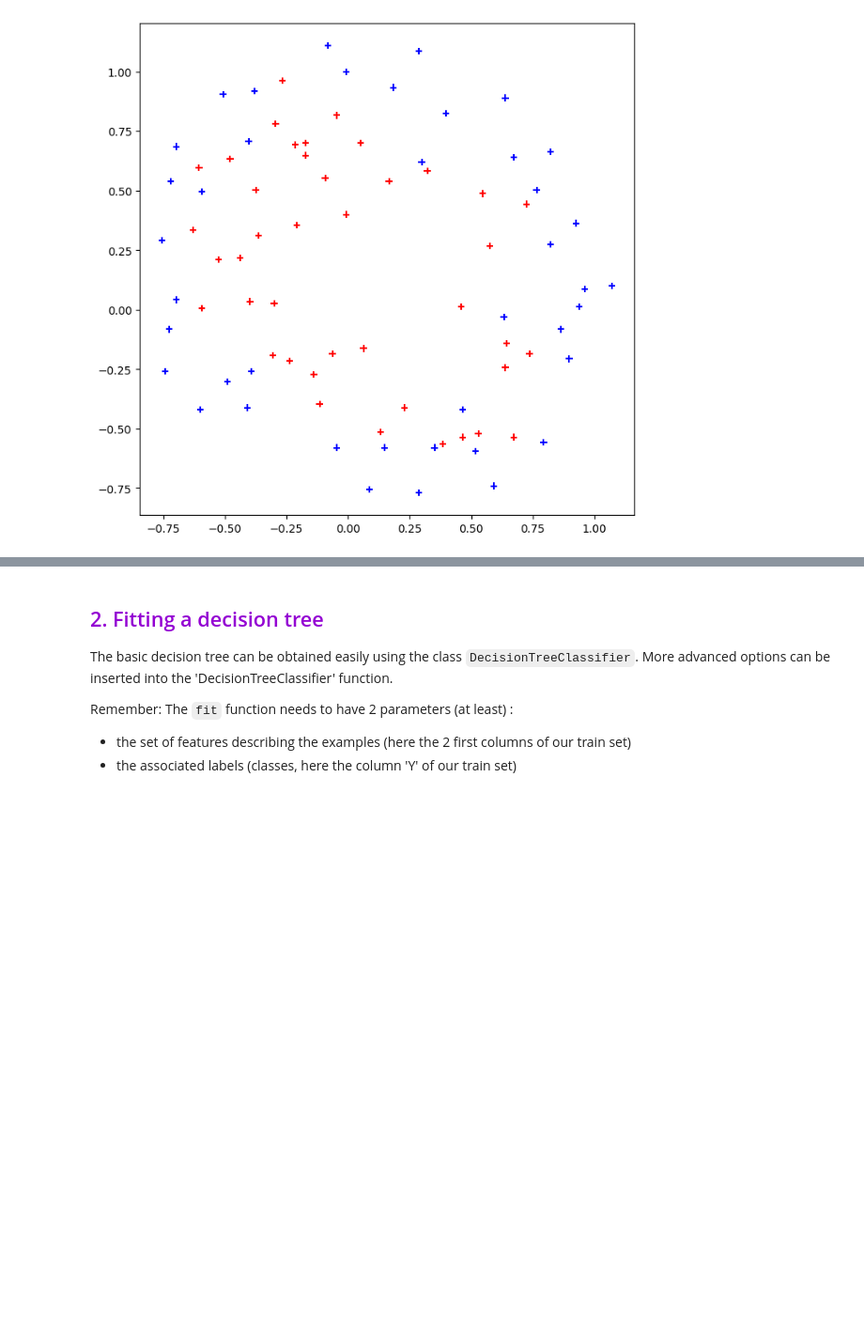
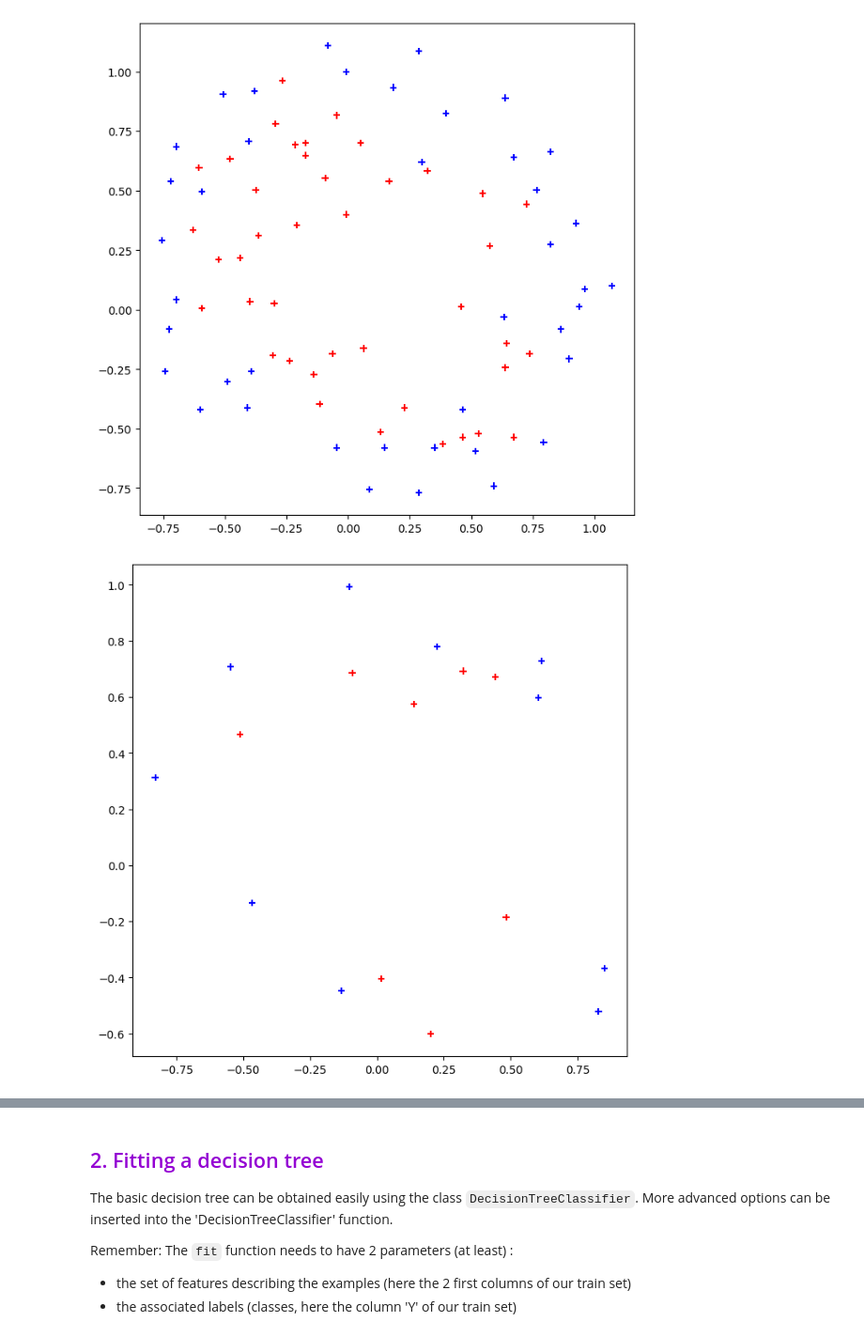
Before and after one commit to AquaBxSchool/2024-2025-ESIR-AA, a Jupyter notebook: TP Introduction/TP1_decision_tree_student.ipynb, the cells around one changed output, grey strips where cells are left out. Shown at 94% size. Drawn from its saved outputs; the diff is of its cells as text; code cells hidden in the pictures; blank space fills up the shorter version.

```diff
--- a/TP Introduction/TP1_decision_tree_student.ipynb
+++ b/TP Introduction/TP1_decision_tree_student.ipynb
@@ -68,0 +82,6 @@ fig = plt.scatter(data_train.iloc[:,0], data_train.iloc[:,1], c = data_train.Y,
+# %%
+color_map = matplotlib.colors.ListedColormap(pd.Series(['blue', 'red']))
+fig = plt.figure(figsize=  (8,8))
+fig = plt.scatter(data_test.iloc[:,0], data_test.iloc[:,1], c = data_test.Y, cmap = color_map, marker='+')
+# %% [output]
+[figure, added]
```
Also changed, not shown: parts of 56 cells of this notebook, 1 other file.
